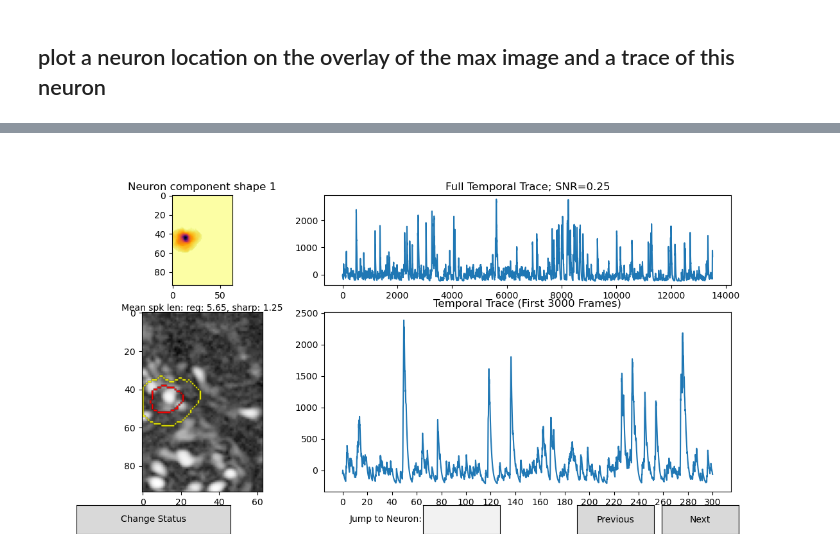
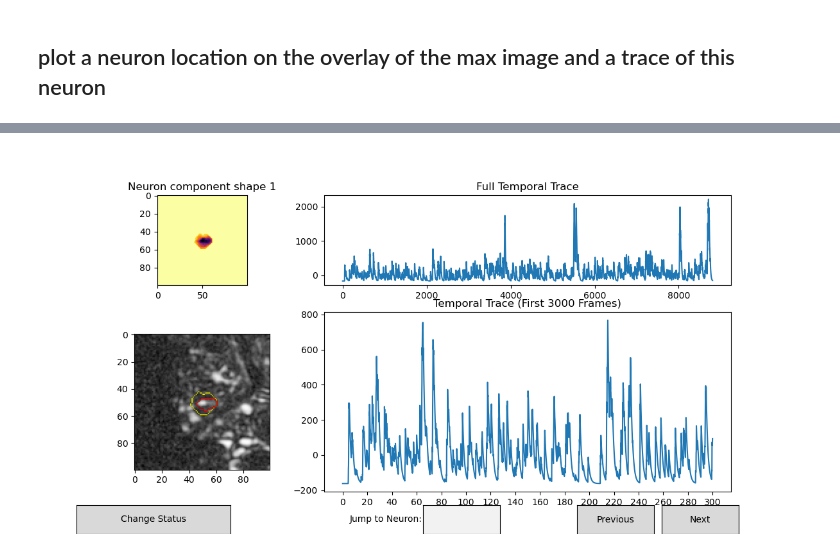
Before and after one commit to st-ts/Ca_pre, a Jupyter notebook: caiman/eval_neu.ipynb, the cells around one changed output, grey strips where cells are left out. Drawn from its saved outputs; the diff is of its cells as text; code cells hidden in the pictures.

Commit message:
evaluation of neuron quality

```diff
--- a/caiman/eval_neu.ipynb
+++ b/caiman/eval_neu.ipynb
@@ -58,7 +58,7 @@ display(fc)
 # %%
 # Load the data
 #path = 'D:/CaIm/os80/b2/'
-path = fc.selected_path
+path = fc.selected_path + '\\'
 
 traces_path = path + 'traces.json'
 component_locations_path = path + 'component_locations.json'
@@ -84,7 +84,7 @@ print(f"Total number of components: {traces.shape[0]}, accepted: {len(accepted_l
 
 # Select only accepted:
 #component_locations = component_locations[:,accepted_list]
-# traces = traces[accepted_list,:]
+#traces = traces[accepted_list,:]
 # %% [output]
 Total number of components: 466, accepted: 442
 # %% [markdown]
@@ -198,10 +203,11 @@ def plot_boundaries(ax, component, color):
 
 
 for n in np.arange(len(component_locs_sharp)):
-    color = colors[:][n%len(colors)]
-    component = np.array(component_locs_sharp[n])
-    component = component.reshape(d2, d1, order='F')
-    plot_boundaries(ax, component, color)
+    if is_inside[n]:
+        color = colors[:][n%len(colors)]
+        component = np.array(component_locs_sharp[n])
+        component = component.reshape(d2, d1, order='F')
+        plot_boundaries(ax, component, color)
 
 plt.show()
 # %% [output]
@@ -328,0 +217,5 @@ for n in np.arange(traces.shape[0]):
+# %%
+component_locations = component_locations[:, is_inside]
+component_locs_sharp = np.array(component_locs_sharp)
+component_locs_sharp = component_locs_sharp[:][is_inside]
+traces = traces[is_inside, :]
@@ -334,8 +231,8 @@ for n in np.arange(traces.shape[0]):
 #traces = traces[is_inside, :]
 # Initial component number
 component_num = 0
-
-staatus_array = np.zeros((component_locations.shape[1]), dtype=int)
+fair_list = [0]*component_locations.shape[1]
+good_list = [0]*component_locations.shape[1]
 
 # Plot a certain neuron
 def update_plot(component_num):
@@ -360,8 +257,6 @@ def update_plot(component_num):
     axs[0].clear()
     axs[0].imshow(crop_spatial_comp, cmap='inferno_r')
     axs[0].set_title(f'Neuron component shape {component_num + 1}')
-    axs[0].set_xlabel('Mean spk len: reg: ' + str(round(mean_spikes[component_num],2))
-                      + ', sharp: ' + str(round(circs_sharp[component_num],2)))
 
     axs[1].clear()
     axs[1].imshow(crop_image, cmap='grey')
@@ -374,7 +269,7 @@ def update_plot(component_num):
     temporal_comp = traces[component_num, :]
     axs[2].clear()
     axs[2].plot(temporal_comp)
-    axs[2].set_title(f'Full Temporal Trace; SNR={round(snrs[component_num],2)}')
+    axs[2].set_title(f'Full Temporal Trace')
 
 
     axs[3].clear()
@@ -383,23 +278,34 @@ def update_plot(component_num):
     axs[3].set_title('Temporal Trace (First 3000 Frames)')
     axs[3].set_xticks(np.arange(0,3001,200), np.arange(0,301,20))
 
+    plt.draw()
 
-    plt.draw()
+def job_done():
+    # Create plot with GridSpec
+    for a in [0,1,2,3]:
+        axs[a].clear()
+        fig.delaxes(axs[a])
+
+   # fig_end = plt.figure(figsize=(12,3))
+    plt.ylim(-1, 1)
+    plt.xlim(-0.1, 0.5)
+    plt.text(0.15,10, 'all done 😄', fontsize=100)
+    plt.setp(plt.gca(), frame_on=False, xticks=(), yticks=())
+    plt.show()
 
 def next_neuron(event):
     global component_num
      # Check if the component is inside the previously selected polygon, if not - skip to the next one
-    component_num = (component_num + 1) % component_locations.shape[1]
-    while not is_inside[component_num]:
-        component_num = (component_num + 1) % component_locations.shape[1]
-    update_plot(component_num)
+    if component_num < component_locations.shape[1]-1:
+        component_num = (component_num + 1) # % component_locations.shape[1]
+        update_plot(component_num)
+    else:
+        job_done()
 
 def prev_neuron(event):
     global component_num
     # Check if the component is inside the previously selected polygon, if not - skip to the previous one
     component_num = (component_num - 1) % component_locations.shape[1]
-    while not is_inside[component_num]:
-        component_num = (component_num - 1) % component_locations.shape[1]
     update_plot(component_num)
 
 def jump_to_neuron(text):
@@ -408,18 +314,29 @@ def jump_to_neuron(text):
     update_plot(component_num)
 
 def change_status(event):
-    staatus_array[component_num] = 1 # if status_array[component_num] == 0 else 0
-   # print(f"Status of Neuron {component_num + 1}: {status_array[component_num]}")
+    good_list[component_num] = 1 # if good_list[component_num] == 0 else 0
+   # print(f"Status of Neuron {component_num + 1}: {good_list[component_num]}")
 
 def on_key_g(event):
-    global component_num, status_array
-    if event.key == 'g':  # Change 'n' to your desired key
-        staatus_array[component_num] = 1 # if status_array[component_num] == 0 else 0
-        print(f"Status of Neuron {component_num + 1}: {staatus_array[component_num]}")
+    global component_num, good_list
+    if event.key == 'g':
+        good_list[component_num] = 1 # if good_list[component_num] == 0 else 0
+        print(f"Status of Neuron {component_num + 1}: {good_list[component_num]}")
         update_plot(component_num)
 
+def on_key_f(event): # fair
+    global component_num, fair_list
+    if event.key == 'f':
+        fair_list[component_num] = 1 # if good_list[component_num] == 0 else 0
+        print(f"Status of Neuron {component_num + 1}: {good_list[component_num]}")
+        update_plot(component_num)
 
-
+def on_key_b(event): # bad
+    global component_num, good_list
+    if event.key == 'b':
+        good_list[component_num] = 0 # if good_list[component_num] == 0 else 0
+        print(f"Status of Neuron {component_num + 1}: {good_list[component_num]}")
+        update_plot(component_num)
 
 def plot_boundaries(ax, component, color,  crop_bounds=None):
     if crop_bounds==None:
@@ -472,5 +389,7 @@ text_box.on_submit(jump_to_neuron)
 btn_status = Button(axstatus, 'Change Status')
 btn_status.on_clicked(change_status)
 fig.canvas.mpl_connect('key_press_event', on_key_g)
+fig.canvas.mpl_connect('key_press_event', on_key_f)
+fig.canvas.mpl_connect('key_press_event', on_key_b)
 plt.show()
 # %% [output]
@@ -478,2 +397,2 @@ plt.show()
-[figure, old version]
+[figure, new version]
 # %%
```
Also changed, not shown: parts of 28 cells of this notebook, 1 other file.
